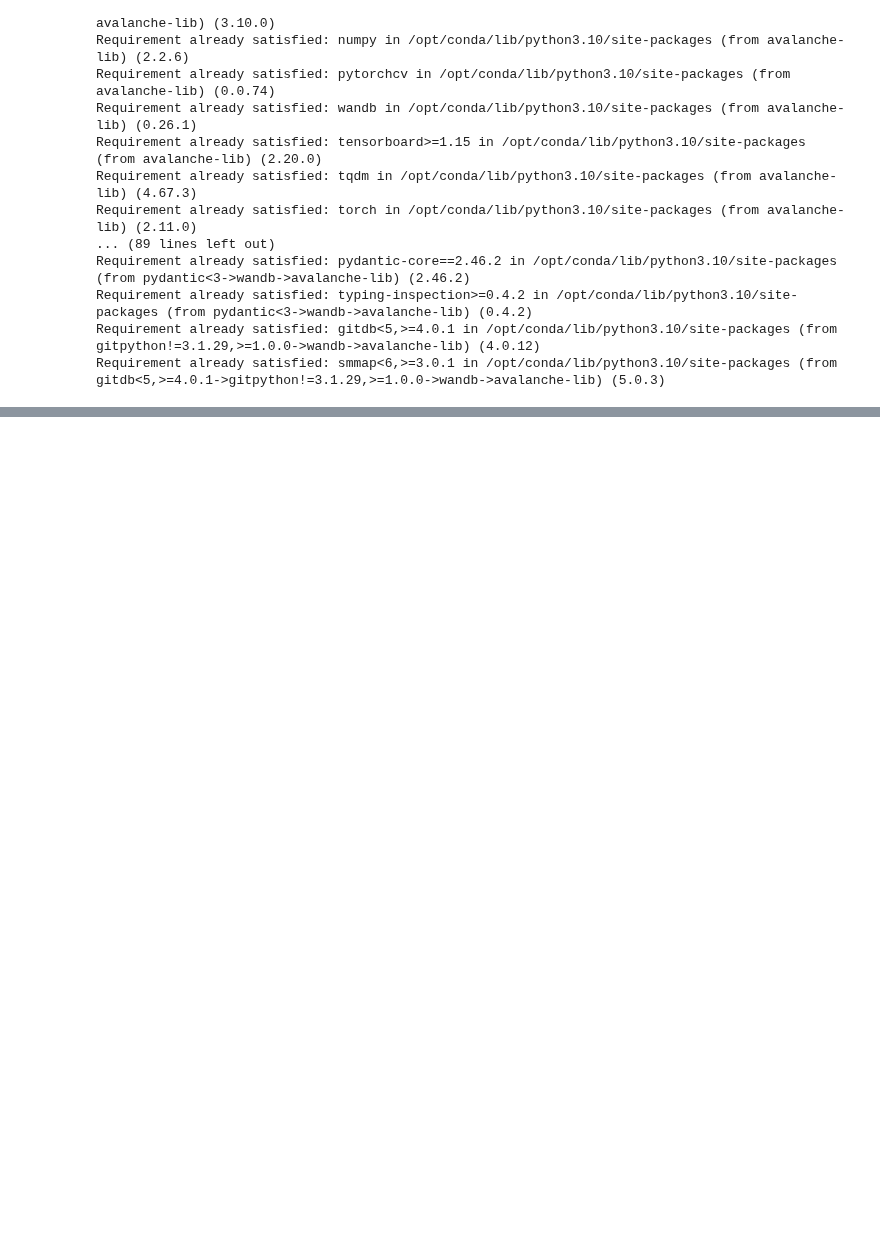
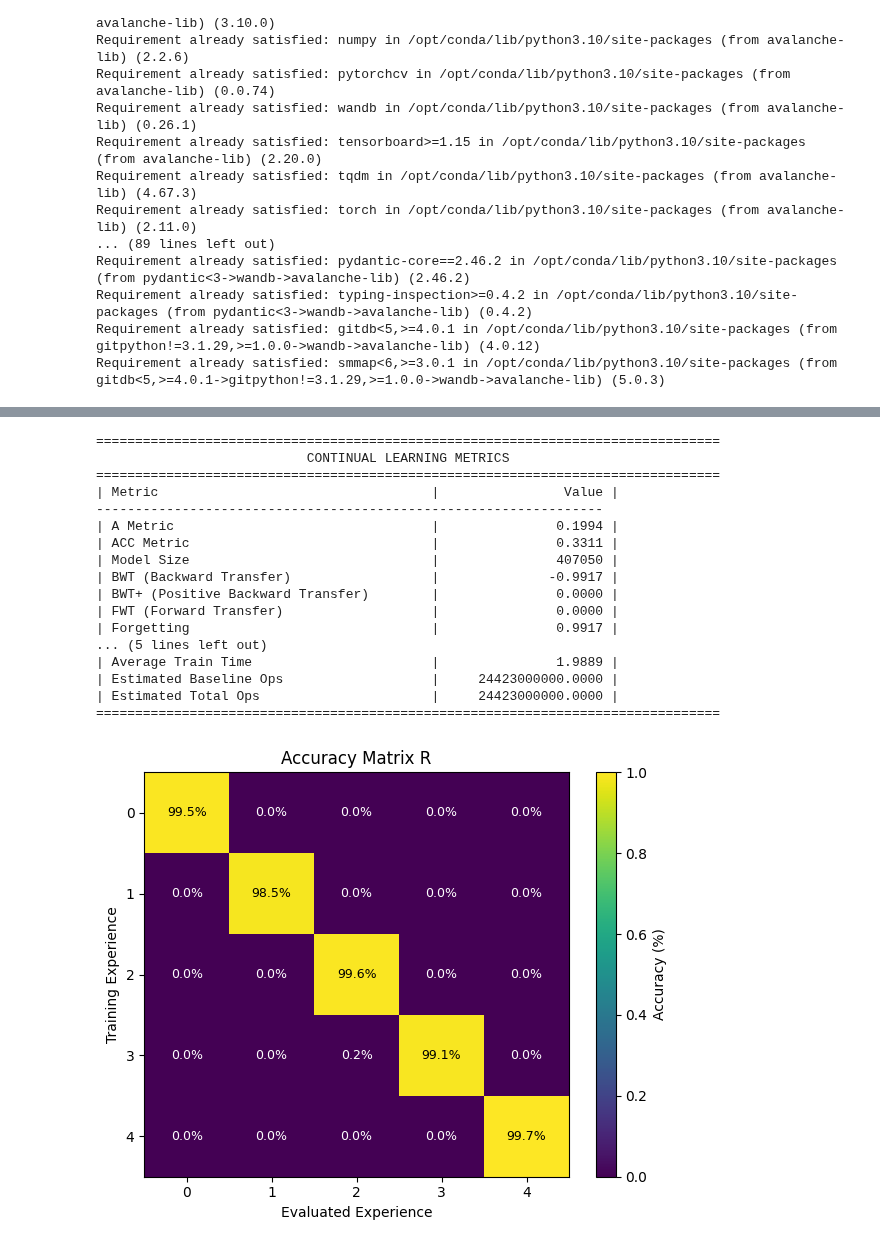
Before and after one commit to sreeja-g/cl-nonstationarity-research, a Jupyter notebook: notebooks/test_pipeline.ipynb, the cells around one changed output, grey strips where cells are left out. Cells and saved outputs as stored; diff of their text form; code cells hidden in the pictures; blank space fills up the shorter version.

```diff
--- a/notebooks/test_pipeline.ipynb
+++ b/notebooks/test_pipeline.ipynb
@@ -264,0 +102,53 @@ for metric in [
+# %%
+def print_metrics_table(title, metrics):
+    print("\n" + "=" * 80)
+    print(f"{title:^80}")
+    print("=" * 80)
+
+    print(f"| {'Metric':<40} | {'Value':>20} |")
+    print("-" * 65)
+
+    for key, value in metrics.items():
+        if isinstance(value, float):
+            value = f"{value:.4f}" if value == value else "N/A"
+
+        print(f"| {key:<40} | {str(value):>20} |")
+
+    print("=" * 80)
+# %%
+ print_metrics_table(
+    title="CONTINUAL LEARNING METRICS",
+    metrics=metrics,
+)
+
+plot_result_matrix(
+    R,
+    title="Accuracy Matrix R",
+)
+
+plot_accuracy_by_experience(R)
+
+plot_three_protocols(
+    task_accs=result["task_accs"],
+    growing_accs=result["growing_accs"],
+    fixed_accs=result["fixed_accs"],
+)
+# %% [output]
+================================================================================
+                           CONTINUAL LEARNING METRICS
+================================================================================
+| Metric                                   |                Value |
+-----------------------------------------------------------------
+| A Metric                                 |               0.1994 |
+| ACC Metric                               |               0.3311 |
+| Model Size                               |               407050 |
+| BWT (Backward Transfer)                  |              -0.9917 |
+| BWT+ (Positive Backward Transfer)        |               0.0000 |
+| FWT (Forward Transfer)                   |               0.0000 |
+| Forgetting                               |               0.9917 |
+... (5 lines left out)
+| Average Train Time                       |               1.9889 |
+| Estimated Baseline Ops                   |     24423000000.0000 |
+| Estimated Total Ops                      |     24423000000.0000 |
+================================================================================
+[figure, added]
```
Also changed, not shown: parts of 5 cells of this notebook, 1 other file.
